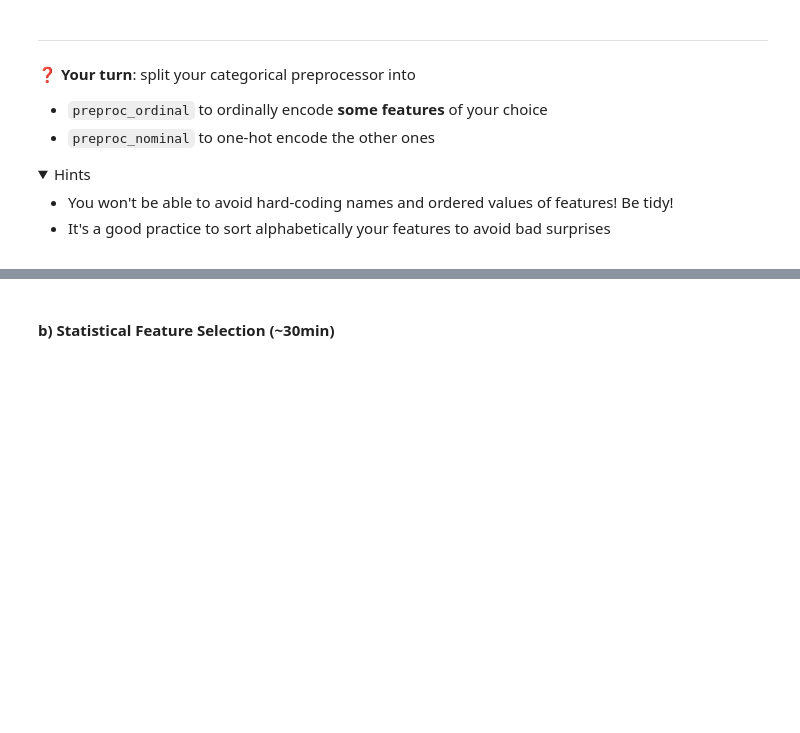
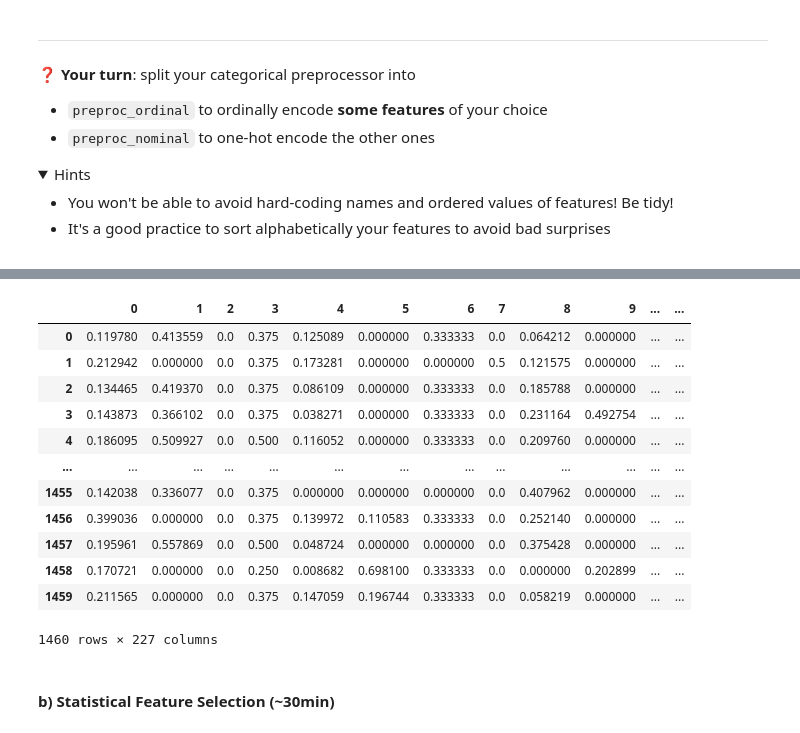
Before and after one commit to oscarschraenkler/House-prices-kaggle-competition, a Jupyter notebook: houses_kaggle_competition.ipynb, the cells around one changed output, grey strips where cells are left out. Drawn from its saved outputs; the diff is of its cells as text; code cells hidden in the pictures; folded sections open; blank space fills up the shorter version.

```diff
--- a/houses_kaggle_competition.ipynb
+++ b/houses_kaggle_competition.ipynb
@@ -596,0 +639,7 @@ ExterQual: Evaluates the quality of the material on the exterior
+# %%
+preproc = make_column_transformer(
+    (preproc_numerical, feat_numerical),
+    (preproc_ordinal, feat_ordinal),
+    (preproc_nominal, feat_nominal),
+    remainder="drop")
+preproc
@@ -597,3 +664,19 @@ ExterQual: Evaluates the quality of the material on the exterior
+# %%
+pd.DataFrame(preproc.fit_transform(X,y))
+# %% [output]
+|  | 0 | 1 | 2 | 3 | 4 | 5 | 6 | 7 | 8 | 9 | ... | ... |
+| 0 | 0.119780 | 0.413559 | 0.0 | 0.375 | 0.125089 | 0.000000 | 0.333333 | 0.0 | 0.064212 | 0.000000 | ... | ... |
+| 1 | 0.212942 | 0.000000 | 0.0 | 0.375 | 0.173281 | 0.000000 | 0.000000 | 0.5 | 0.121575 | 0.000000 | ... | ... |
+| 2 | 0.134465 | 0.419370 | 0.0 | 0.375 | 0.086109 | 0.000000 | 0.333333 | 0.0 | 0.185788 | 0.000000 | ... | ... |
+| 3 | 0.143873 | 0.366102 | 0.0 | 0.375 | 0.038271 | 0.000000 | 0.333333 | 0.0 | 0.231164 | 0.492754 | ... | ... |
+| 4 | 0.186095 | 0.509927 | 0.0 | 0.500 | 0.116052 | 0.000000 | 0.333333 | 0.0 | 0.209760 | 0.000000 | ... | ... |
+| ... | ... | ... | ... | ... | ... | ... | ... | ... | ... | ... | ... | ... |
+| 1455 | 0.142038 | 0.336077 | 0.0 | 0.375 | 0.000000 | 0.000000 | 0.000000 | 0.0 | 0.407962 | 0.000000 | ... | ... |
+| 1456 | 0.399036 | 0.000000 | 0.0 | 0.375 | 0.139972 | 0.110583 | 0.333333 | 0.0 | 0.252140 | 0.000000 | ... | ... |
+| 1457 | 0.195961 | 0.557869 | 0.0 | 0.500 | 0.048724 | 0.000000 | 0.000000 | 0.0 | 0.375428 | 0.000000 | ... | ... |
+| 1458 | 0.170721 | 0.000000 | 0.0 | 0.250 | 0.008682 | 0.698100 | 0.333333 | 0.0 | 0.000000 | 0.202899 | ... | ... |
+| 1459 | 0.211565 | 0.000000 | 0.0 | 0.375 | 0.147059 | 0.196744 | 0.333333 | 0.0 | 0.058219 | 0.000000 | ... | ... |
+1460 rows × 227 columns
 # %% [markdown]
 #### b) Statistical Feature Selection (~30min)
 # %% [markdown]
```
Also changed, not shown: parts of 35 cells of this notebook.
